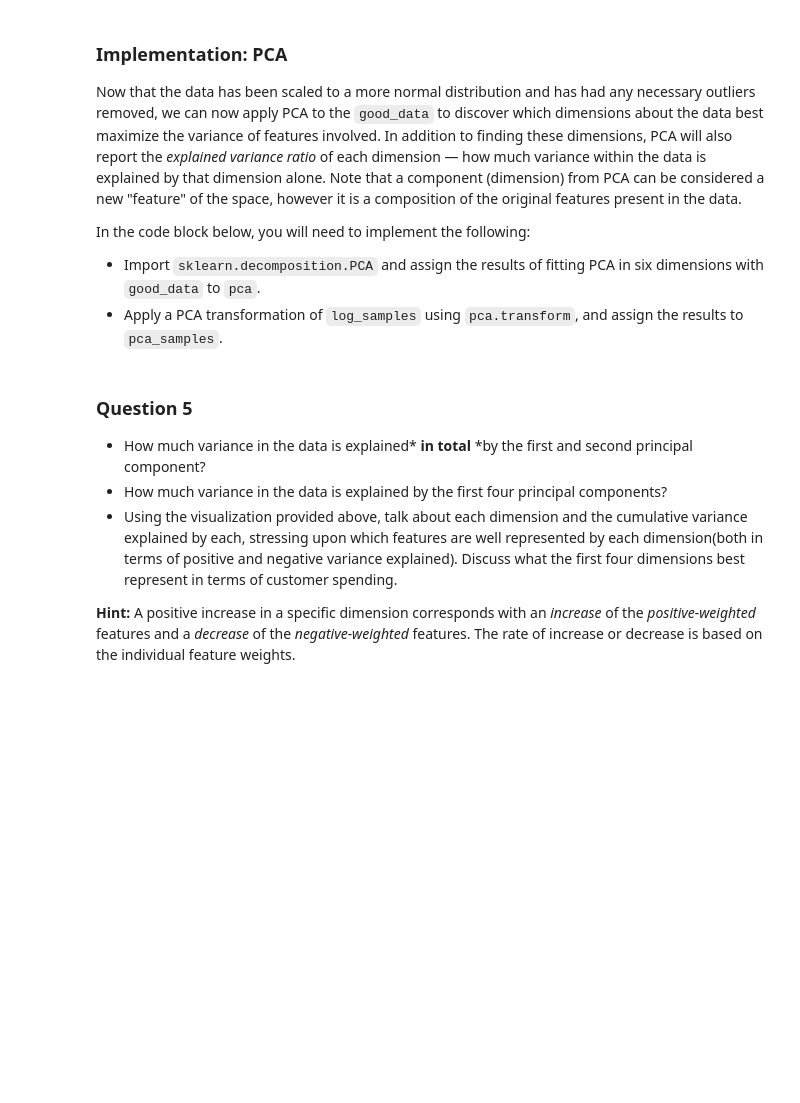
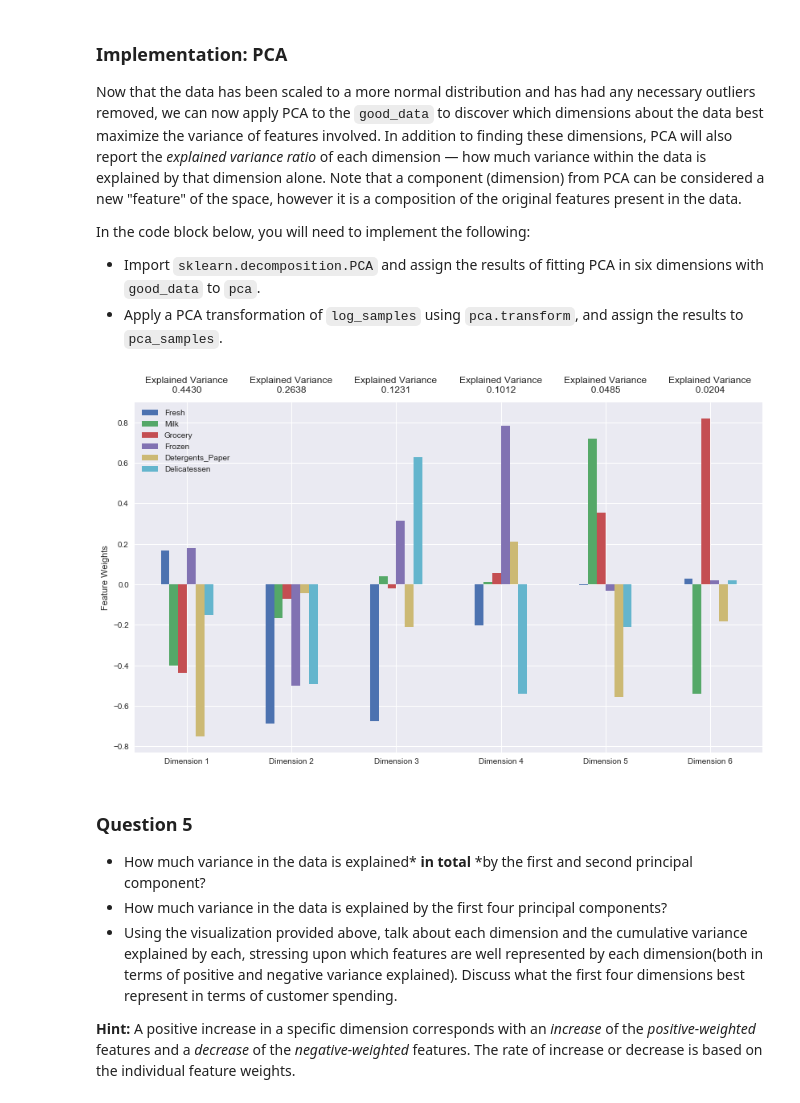
Before and after one commit to Sourish1997/customer-segments, a Jupyter notebook: customer_segments.ipynb, the cells around one changed output. Drawn from its saved outputs; the diff is of its cells as text; code cells hidden in the pictures; blank space fills up the shorter version.

Commit message:
Complete feature transformation

```diff
--- a/customer_segments.ipynb
+++ b/customer_segments.ipynb
@@ -339,13 +341,17 @@ In the code block below, you will need to implement the following:
  - Apply a PCA transformation of `log_samples` using `pca.transform`, and assign the results to `pca_samples`.
 # %%
 # TODO: Apply PCA by fitting the good data with the same number of dimensions as features
-pca = None
+from sklearn.decomposition import PCA
+pca = PCA(6)
+pca.fit(good_data)
 
 # TODO: Transform log_samples using the PCA fit above
-pca_samples = None
+pca_samples = pca.transform(log_samples)
 
 # Generate PCA results plot
 pca_results = vs.pca_results(good_data, pca)
+# %% [output]
+[figure, added]
 # %% [markdown]
 ### Question 5
 
```
Also changed, not shown: parts of 9 cells of this notebook.
